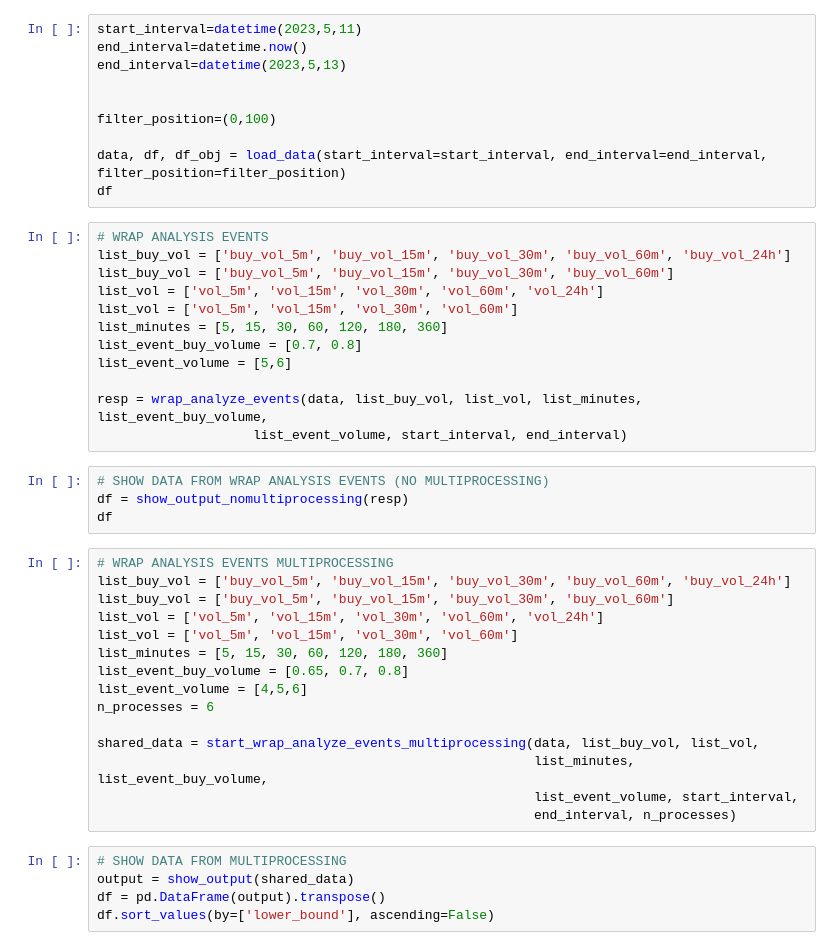
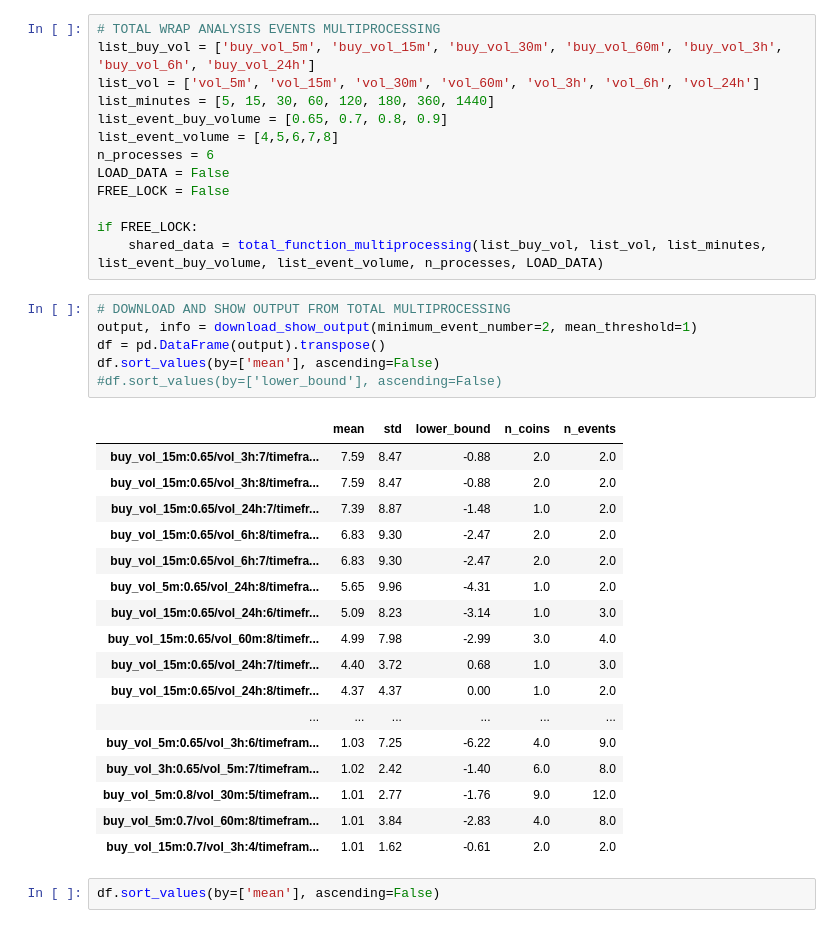
Before and after one commit to albertoRainieri/Crypto_Trading_System, a Jupyter notebook: analysis/Analysis.ipynb, the cells around one changed output. Drawn from its saved outputs; the diff is of its cells as text.

Commit message:
analysis upgrade + route

```diff
--- a/analysis/Analysis.ipynb
+++ b/analysis/Analysis.ipynb
@@ -16,49 +16,42 @@ from time import time
 from multiprocessing import Process
 from multiprocessing import Lock, Pool, Manager
 from time import time
-# %%
-start_interval=datetime(2023,5,11)
-end_interval=datetime.now()
-end_interval=datetime(2023,5,13)
-
-
-filter_position=(0,100)
-
-data, df, df_obj = load_data(start_interval=start_interval, end_interval=end_interval, filter_position=filter_position)
-df
 # %%
-# WRAP ANALYSIS EVENTS
-list_buy_vol = ['buy_vol_5m', 'buy_vol_15m', 'buy_vol_30m', 'buy_vol_60m', 'buy_vol_24h']
-list_buy_vol = ['buy_vol_5m', 'buy_vol_15m', 'buy_vol_30m', 'buy_vol_60m']
-list_vol = ['vol_5m', 'vol_15m', 'vol_30m', 'vol_60m', 'vol_24h']
-list_vol = ['vol_5m', 'vol_15m', 'vol_30m', 'vol_60m']
-list_minutes = [5, 15, 30, 60, 120, 180, 360]
-list_event_buy_volume = [0.7, 0.8]
-list_event_volume = [5,6]
+# TOTAL WRAP ANALYSIS EVENTS MULTIPROCESSING
+list_buy_vol = ['buy_vol_5m', 'buy_vol_15m', 'buy_vol_30m', 'buy_vol_60m', 'buy_vol_3h', 'buy_vol_6h', 'buy_vol_24h']
+list_vol = ['vol_5m', 'vol_15m', 'vol_30m', 'vol_60m', 'vol_3h', 'vol_6h', 'vol_24h']
+list_minutes = [5, 15, 30, 60, 120, 180, 360, 1440]
+list_event_buy_volume = [0.65, 0.7, 0.8, 0.9]
+list_event_volume = [4,5,6,7,8]
+n_processes = 6
+LOAD_DATA = False
+FREE_LOCK = False
 
-resp = wrap_analyze_events(data, list_buy_vol, list_vol, list_minutes, list_event_buy_volume,
-                    list_event_volume, start_interval, end_interval)
+if FREE_LOCK:
+    shared_data = total_function_multiprocessing(list_buy_vol, list_vol, list_minutes, list_event_buy_volume, list_event_volume, n_processes, LOAD_DATA)
-# %%
-# SHOW DATA FROM WRAP ANALYSIS EVENTS (NO MULTIPROCESSING)
-df = show_output_nomultiprocessing(resp)
-df
-# %%
-# WRAP ANALYSIS EVENTS MULTIPROCESSING
-list_buy_vol = ['buy_vol_5m', 'buy_vol_15m', 'buy_vol_30m', 'buy_vol_60m', 'buy_vol_24h']
-list_buy_vol = ['buy_vol_5m', 'buy_vol_15m', 'buy_vol_30m', 'buy_vol_60m']
-list_vol = ['vol_5m', 'vol_15m', 'vol_30m', 'vol_60m', 'vol_24h']
-list_vol = ['vol_5m', 'vol_15m', 'vol_30m', 'vol_60m']
-list_minutes = [5, 15, 30, 60, 120, 180, 360]
-list_event_buy_volume = [0.65, 0.7, 0.8]
-list_event_volume = [4,5,6]
-n_processes = 6
-
-shared_data = start_wrap_analyze_events_multiprocessing(data, list_buy_vol, list_vol,
-                                                        list_minutes, list_event_buy_volume,
-                                                        list_event_volume, start_interval,
-                                                        end_interval, n_processes)
 # %%
-# SHOW DATA FROM MULTIPROCESSING
-output = show_output(shared_data)
+# DOWNLOAD AND SHOW OUTPUT FROM TOTAL MULTIPROCESSING
+output, info = download_show_output(minimum_event_number=2, mean_threshold=1)
 df = pd.DataFrame(output).transpose()
-df.sort_values(by=['lower_bound'], ascending=False)
+df.sort_values(by=['mean'], ascending=False)
+#df.sort_values(by=['lower_bound'], ascending=False)
+# %% [output]
+|  | mean | std | lower_bound | n_coins | n_events |
+| buy_vol_15m:0.65/vol_3h:7/timefra... | 7.59 | 8.47 | -0.88 | 2.0 | 2.0 |
+| buy_vol_15m:0.65/vol_3h:8/timefra... | 7.59 | 8.47 | -0.88 | 2.0 | 2.0 |
+| buy_vol_15m:0.65/vol_24h:7/timefr... | 7.39 | 8.87 | -1.48 | 1.0 | 2.0 |
+| buy_vol_15m:0.65/vol_6h:8/timefra... | 6.83 | 9.30 | -2.47 | 2.0 | 2.0 |
+| buy_vol_15m:0.65/vol_6h:7/timefra... | 6.83 | 9.30 | -2.47 | 2.0 | 2.0 |
+| buy_vol_5m:0.65/vol_24h:8/timefra... | 5.65 | 9.96 | -4.31 | 1.0 | 2.0 |
+| buy_vol_15m:0.65/vol_24h:6/timefr... | 5.09 | 8.23 | -3.14 | 1.0 | 3.0 |
+| buy_vol_15m:0.65/vol_60m:8/timefr... | 4.99 | 7.98 | -2.99 | 3.0 | 4.0 |
+| buy_vol_15m:0.65/vol_24h:7/timefr... | 4.40 | 3.72 | 0.68 | 1.0 | 3.0 |
+| buy_vol_15m:0.65/vol_24h:8/timefr... | 4.37 | 4.37 | 0.00 | 1.0 | 2.0 |
+| ... | ... | ... | ... | ... | ... |
+| buy_vol_5m:0.65/vol_3h:6/timefram... | 1.03 | 7.25 | -6.22 | 4.0 | 9.0 |
+| buy_vol_3h:0.65/vol_5m:7/timefram... | 1.02 | 2.42 | -1.40 | 6.0 | 8.0 |
+| buy_vol_5m:0.8/vol_30m:5/timefram... | 1.01 | 2.77 | -1.76 | 9.0 | 12.0 |
+| buy_vol_5m:0.7/vol_60m:8/timefram... | 1.01 | 3.84 | -2.83 | 4.0 | 8.0 |
+| buy_vol_15m:0.7/vol_3h:4/timefram... | 1.01 | 1.62 | -0.61 | 2.0 | 2.0 |
+# %%
+df.sort_values(by=['mean'], ascending=False)
```
Also changed, not shown: parts of 3 cells of this notebook, 9 other files.
